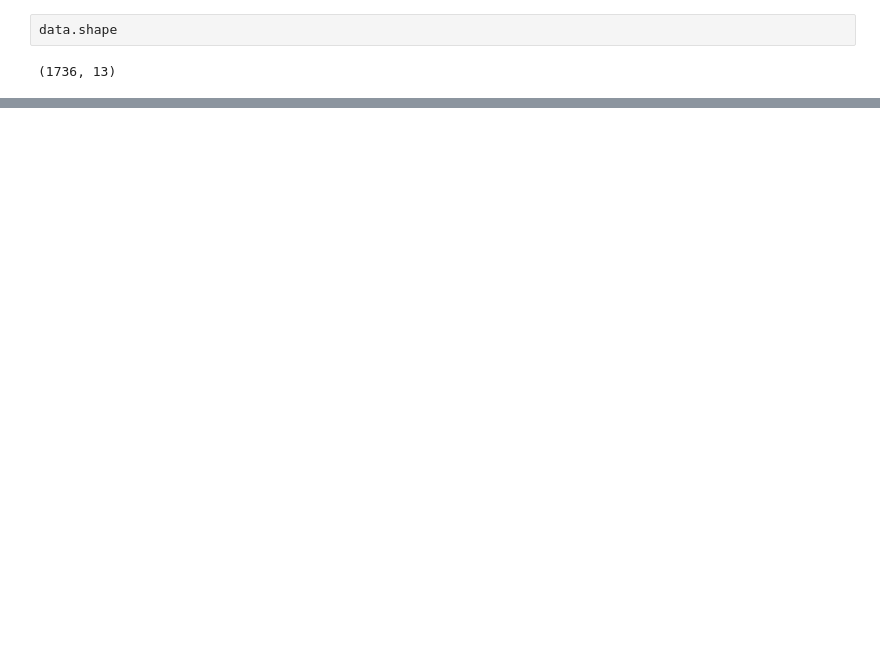
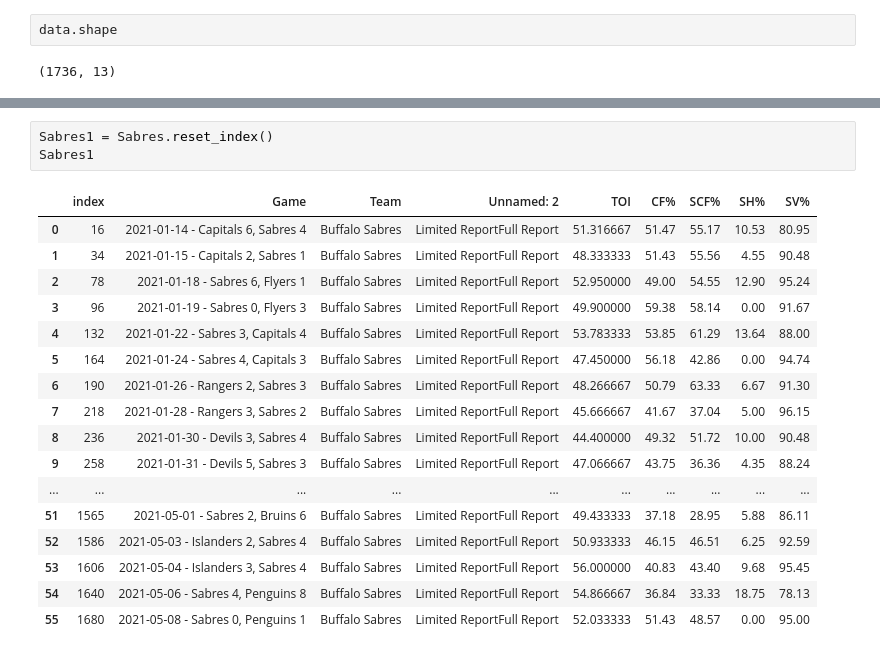
Before and after one commit to data301-2021-winter1/project-group23-project, a Jupyter notebook: notebooks/analysis1.ipynb, the cells around one changed output, grey strips where cells are left out. Cells and saved outputs as stored; diff of their text form; blank space fills up the shorter version.

```diff
--- a/notebooks/analysis1.ipynb
+++ b/notebooks/analysis1.ipynb
@@ -105,0 +143,21 @@ data.shape
+# %%
+Sabres1 = Sabres.reset_index()
+Sabres1
+# %% [output]
+|  | index | Game | Team | Unnamed: 2 | TOI | CF% | SCF% | SH% | SV% |
+| 0 | 16 | 2021-01-14 - Capitals 6, Sabres 4 | Buffalo Sabres | Limited ReportFull Report | 51.316667 | 51.47 | 55.17 | 10.53 | 80.95 |
+| 1 | 34 | 2021-01-15 - Capitals 2, Sabres 1 | Buffalo Sabres | Limited ReportFull Report | 48.333333 | 51.43 | 55.56 | 4.55 | 90.48 |
+| 2 | 78 | 2021-01-18 - Sabres 6, Flyers 1 | Buffalo Sabres | Limited ReportFull Report | 52.950000 | 49.00 | 54.55 | 12.90 | 95.24 |
+| 3 | 96 | 2021-01-19 - Sabres 0, Flyers 3 | Buffalo Sabres | Limited ReportFull Report | 49.900000 | 59.38 | 58.14 | 0.00 | 91.67 |
+| 4 | 132 | 2021-01-22 - Sabres 3, Capitals 4 | Buffalo Sabres | Limited ReportFull Report | 53.783333 | 53.85 | 61.29 | 13.64 | 88.00 |
+| 5 | 164 | 2021-01-24 - Sabres 4, Capitals 3 | Buffalo Sabres | Limited ReportFull Report | 47.450000 | 56.18 | 42.86 | 0.00 | 94.74 |
+| 6 | 190 | 2021-01-26 - Rangers 2, Sabres 3 | Buffalo Sabres | Limited ReportFull Report | 48.266667 | 50.79 | 63.33 | 6.67 | 91.30 |
+| 7 | 218 | 2021-01-28 - Rangers 3, Sabres 2 | Buffalo Sabres | Limited ReportFull Report | 45.666667 | 41.67 | 37.04 | 5.00 | 96.15 |
+| 8 | 236 | 2021-01-30 - Devils 3, Sabres 4 | Buffalo Sabres | Limited ReportFull Report | 44.400000 | 49.32 | 51.72 | 10.00 | 90.48 |
+| 9 | 258 | 2021-01-31 - Devils 5, Sabres 3 | Buffalo Sabres | Limited ReportFull Report | 47.066667 | 43.75 | 36.36 | 4.35 | 88.24 |
+| ... | ... | ... | ... | ... | ... | ... | ... | ... | ... |
+| 51 | 1565 | 2021-05-01 - Sabres 2, Bruins 6 | Buffalo Sabres | Limited ReportFull Report | 49.433333 | 37.18 | 28.95 | 5.88 | 86.11 |
+| 52 | 1586 | 2021-05-03 - Islanders 2, Sabres 4 | Buffalo Sabres | Limited ReportFull Report | 50.933333 | 46.15 | 46.51 | 6.25 | 92.59 |
+| 53 | 1606 | 2021-05-04 - Islanders 3, Sabres 4 | Buffalo Sabres | Limited ReportFull Report | 56.000000 | 40.83 | 43.40 | 9.68 | 95.45 |
+| 54 | 1640 | 2021-05-06 - Sabres 4, Penguins 8 | Buffalo Sabres | Limited ReportFull Report | 54.866667 | 36.84 | 33.33 | 18.75 | 78.13 |
+| 55 | 1680 | 2021-05-08 - Sabres 0, Penguins 1 | Buffalo Sabres | Limited ReportFull Report | 52.033333 | 51.43 | 48.57 | 0.00 | 95.00 |
```
Also changed, not shown: parts of 10 cells of this notebook.
